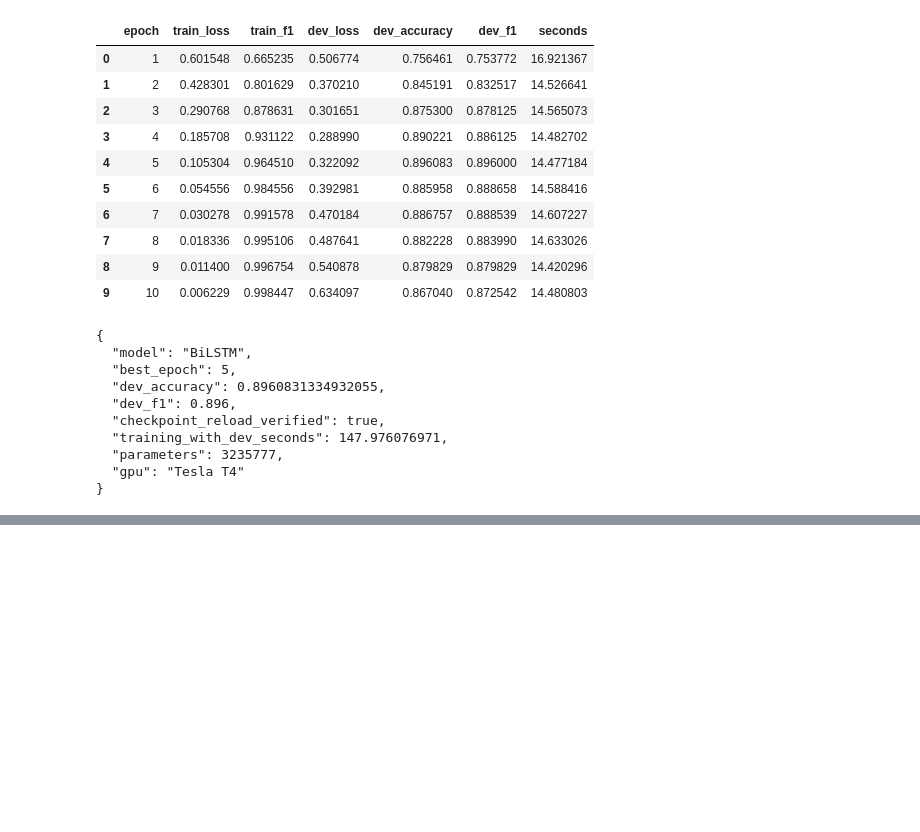
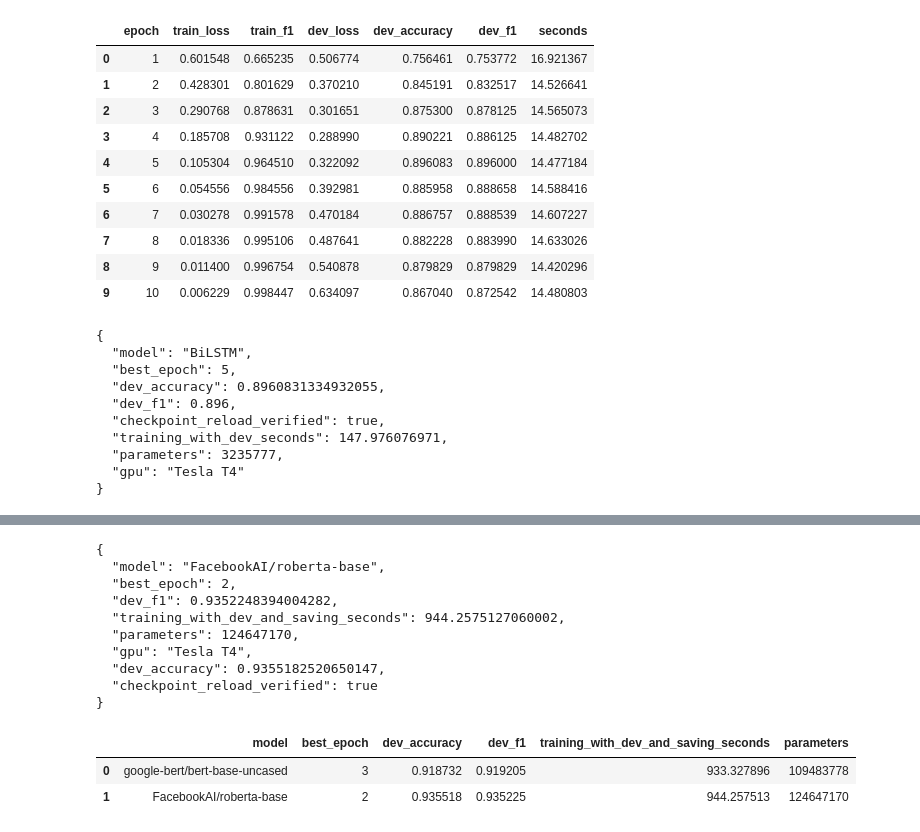
Before and after one commit to bangphan1311/NLP, a Jupyter notebook: HW03_IMDB/notebooks/hw03-imdb-sentiment.ipynb, the cells around one changed output, grey strips where cells are left out. Cells and saved outputs as stored; diff of their text form; code cells hidden in the pictures; blank space fills up the shorter version.

Commit message:
task6: Fine-tune BERT và RoBERTa, xác minh checkpoint và so sánh trên dev

```diff
--- a/HW03_IMDB/notebooks/hw03-imdb-sentiment.ipynb
+++ b/HW03_IMDB/notebooks/hw03-imdb-sentiment.ipynb
@@ -1778,0 +2409,68 @@ print(json.dumps(result, ensure_ascii=False, indent=2))
+# %%
+roberta_model.cpu()
+torch.cuda.empty_cache()
+
+roberta_verified_model = (
+    AutoModelForSequenceClassification.from_pretrained(
+        roberta_checkpoint_dir
+    ).to(device)
+)
+roberta_verified_model.eval()
+
+verified_predictions = []
+
+with torch.no_grad():
+    for batch in tqdm(roberta_dev_loader, desc="Kiểm tra checkpoint RoBERTa"):
+        batch = {key: value.to(device) for key, value in batch.items()}
+
+        with torch.amp.autocast("cuda", dtype=torch.float16):
+            outputs = roberta_verified_model(**batch)
+
+        verified_predictions.extend(
+            outputs.logits.argmax(dim=1).cpu().tolist()
+        )
+
+verified_f1 = f1_score(dev_df["label"], verified_predictions)
+saved_predictions = pd.read_csv(
+    roberta_result_dir / "dev_predictions.csv"
+)
+
+assert verified_predictions == saved_predictions["prediction"].tolist()
+assert math.isclose(
+    verified_f1, roberta_result["dev_f1"], rel_tol=0, abs_tol=1e-12
+)
+
+roberta_result["dev_accuracy"] = accuracy_score(
+    dev_df["label"], verified_predictions
+)
+roberta_result["checkpoint_reload_verified"] = True
+
+(roberta_result_dir / "result.json").write_text(
+    json.dumps(roberta_result, ensure_ascii=False, indent=2),
+    encoding="utf-8"
+)
+
+task6_results = pd.DataFrame([bert_result, roberta_result])
+task6_results.to_csv(
+    "/kaggle/working/task6/comparison.csv", index=False
+)
+
+print(json.dumps(roberta_result, ensure_ascii=False, indent=2))
+display(task6_results[[
+    "model", "best_epoch", "dev_accuracy", "dev_f1",
+    "training_with_dev_and_saving_seconds", "parameters"
+]])
+# %% [output]
+{
+  "model": "FacebookAI/roberta-base",
+  "best_epoch": 2,
+  "dev_f1": 0.9352248394004282,
+  "training_with_dev_and_saving_seconds": 944.2575127060002,
+  "parameters": 124647170,
+  "gpu": "Tesla T4",
+  "dev_accuracy": 0.9355182520650147,
+  "checkpoint_reload_verified": true
+}
+|  | model | best_epoch | dev_accuracy | dev_f1 | training_with_dev_and_saving_seconds | parameters |
+| 0 | google-bert/bert-base-uncased | 3 | 0.918732 | 0.919205 | 933.327896 | 109483778 |
+| 1 | FacebookAI/roberta-base | 2 | 0.935518 | 0.935225 | 944.257513 | 124647170 |
```
Also changed, not shown: parts of 9 cells of this notebook, 9 other files.
